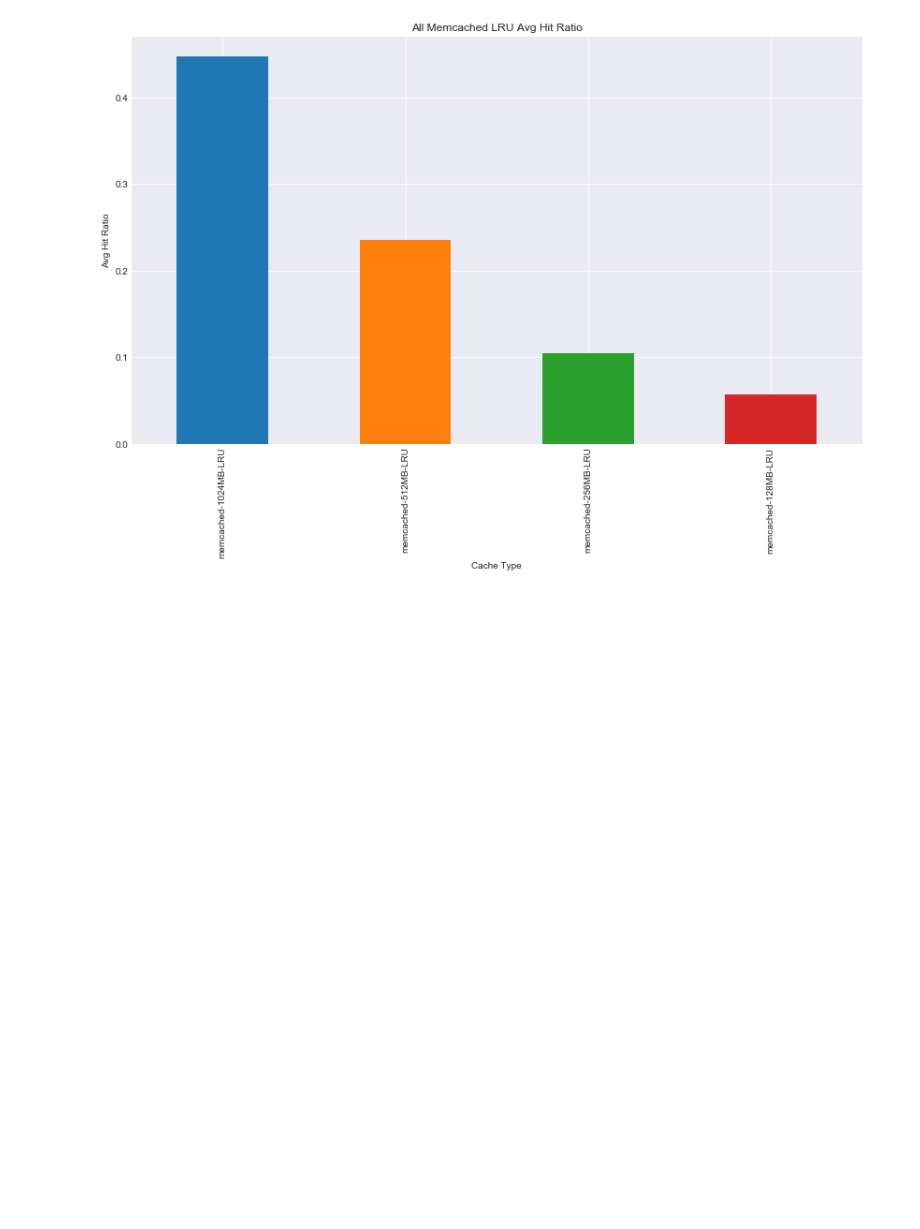
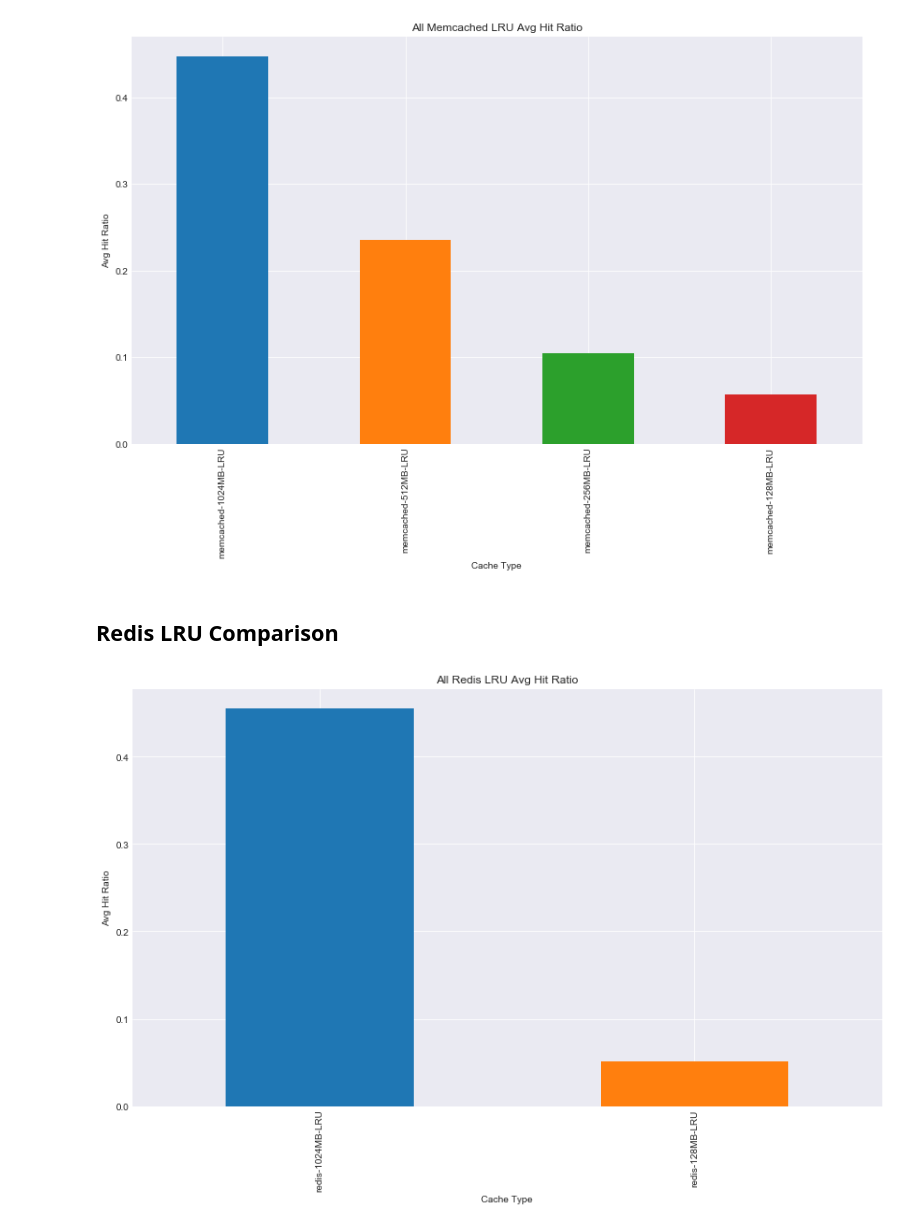
Before and after one commit to 1carew1/cachingrest_data_investigation, a Jupyter notebook: Cachingrest_Data_Investigation.ipynb, the cells around one changed output. Drawn from its saved outputs; the diff is of its cells as text; code cells hidden in the pictures; blank space fills up the shorter version.

```diff
--- a/Cachingrest_Data_Investigation.ipynb
+++ b/Cachingrest_Data_Investigation.ipynb
@@ -457,2 +474,11 @@ plot_avg_hit_ratio("All Memcached LRU Avg Hit Ratio",
 # %% [output]
 [figure]
+# %% [markdown]
+## Redis LRU Comparison
+# %%
+plot_avg_hit_ratio("All Redis LRU Avg Hit Ratio",
+                   redis_lru_1024_data,
+                   redis_lru_128_data
+                  )
+# %% [output]
+[figure, added]
```
Also changed, not shown: parts of 27 cells of this notebook.
